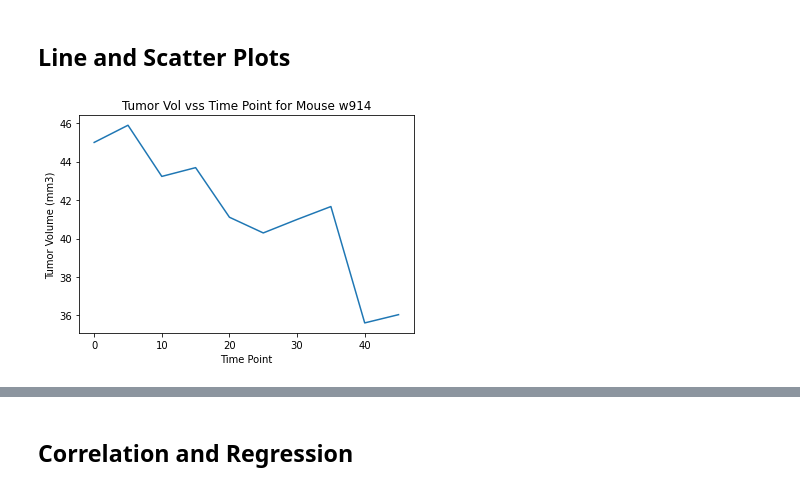
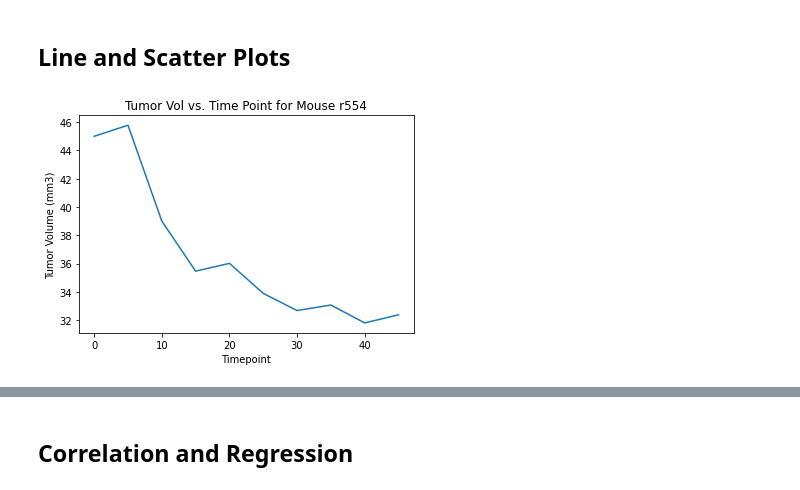
Before and after one commit to dkletter/matplotlib-challenge, a Jupyter notebook: pymaceuticals_starter.ipynb, the cells around one changed output, grey strips where cells are left out. Saved outputs shown, nothing was run; the diff lists cells and outputs as text; code cells hidden in the pictures.

```diff
--- a/pymaceuticals_starter.ipynb
+++ b/pymaceuticals_starter.ipynb
@@ -299,27 +305,27 @@ plt.show()
 # %%
 # First, find all Capomulin mice
 capomulin_df = cleaned_data_df.loc[(cleaned_data_df['Drug Regimen'] == 'Capomulin')]
 
 # Drop all duplicates
 capomulin_clean_df = capomulin_df.drop_duplicates(subset = 'Mouse ID')
 
 # Save the remaining mice to a list
 capomulin_clean_df = capomulin_clean_df['Mouse ID'].tolist()
 
 # Select a mouse ID at random
 random_mouse = random.choice(capomulin_clean_df)
 
-# Filter for the random selection
+# Make a data frame and filter it for the random selection
 capomulin_mouse_df = cleaned_data_df[cleaned_data_df['Mouse ID'] == random_mouse]
 
-# Generate a line plot of tumor volume vs. time point for a mouse treated with Capomulin
+# Generate a line plot of tumor volume vs. timepoint for a mouse treated with Capomulin
 capomulin_mouse_df.plot(kind='line',
                         x='Timepoint',
                         y='Tumor Volume (mm3)',
-                        xlabel='Time Point',
+                        xlabel='Timepoint',
                         ylabel='Tumor Volume (mm3)',
-                        title=f'Tumor Vol vss Time Point for Mouse {random_mouse}',
+                        title=f'Tumor Vol vs. Time Point for Mouse {random_mouse}',
                         legend=None)
 plt.show()
 # %% [output]
-[figure, old version]
+[figure, new version]
```
Also changed, not shown: parts of 6 cells of this notebook.
